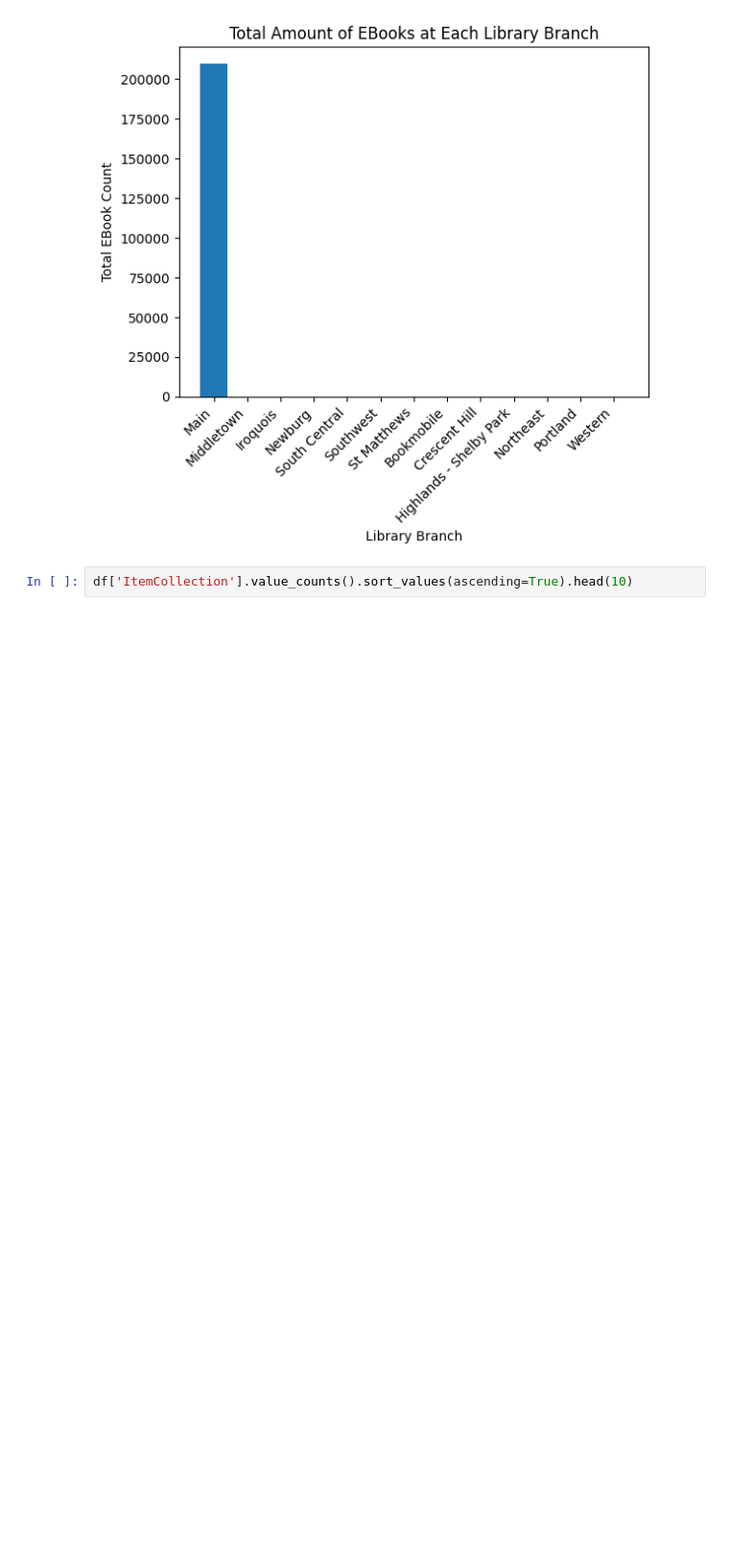
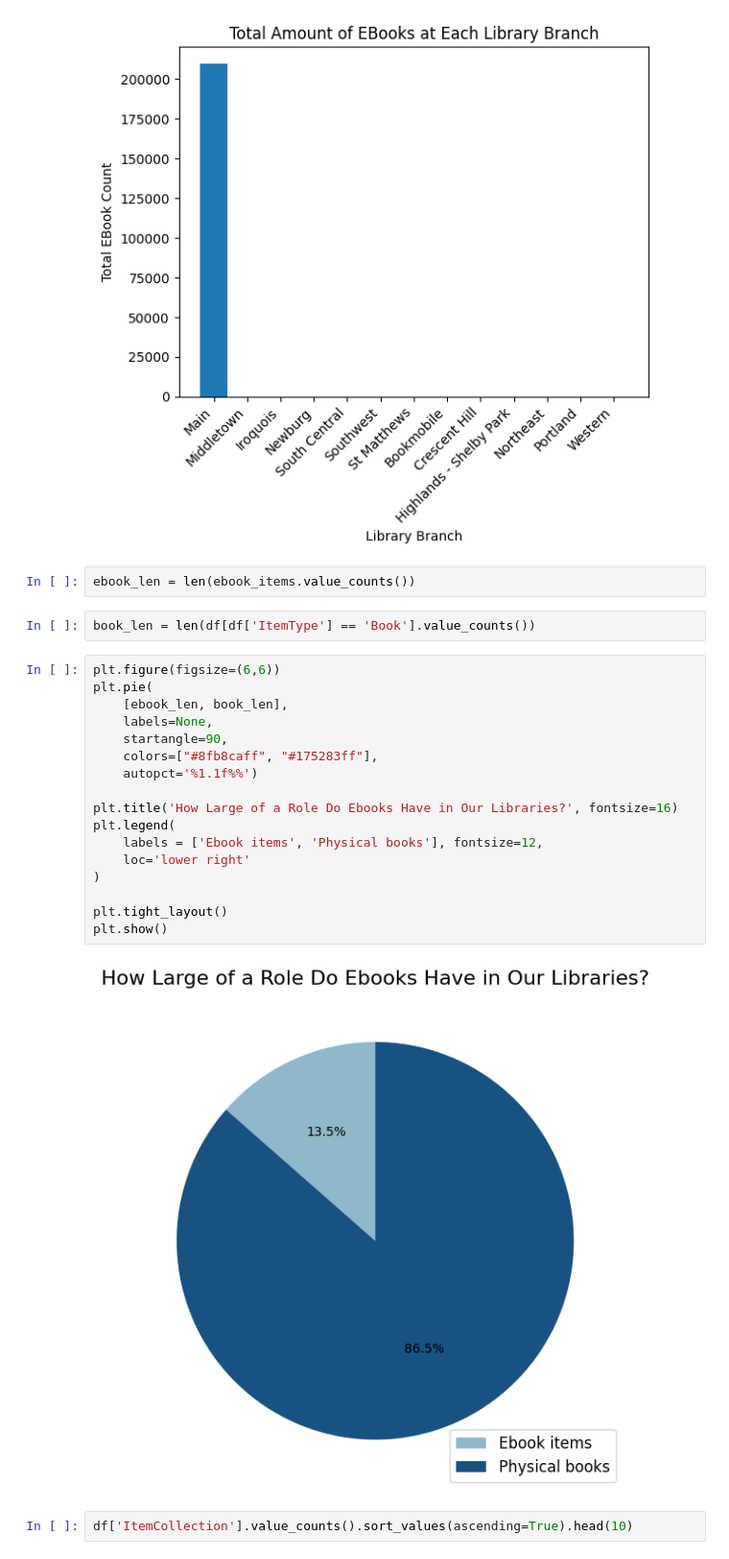
Before and after one commit to btl930/louisville_library_inventory_analysis, a Jupyter notebook: louisville_library_inventory_analysis.ipynb, the cells around one changed output. Shown at 96% size. Saved outputs shown, nothing was run; the diff lists cells and outputs as text; blank space fills up the shorter version.

Commit message:
pie chart

```diff
--- a/louisville_library_inventory_analysis.ipynb
+++ b/louisville_library_inventory_analysis.ipynb
@@ -388,6 +388,29 @@ plt.title('Total Amount of EBooks at Each Library Branch')
 plt.show()
 # %% [output]
 [figure]
+# %%
+ebook_len = len(ebook_items.value_counts())
+# %%
+book_len = len(df[df['ItemType'] == 'Book'].value_counts())
+# %%
+plt.figure(figsize=(6,6))
+plt.pie(
+    [ebook_len, book_len],
+    labels=None,
+    startangle=90,
+    colors=["#8fb8caff", "#175283ff"],
+    autopct='%1.1f%%')
+
+plt.title('How Large of a Role Do Ebooks Have in Our Libraries?', fontsize=16)
+plt.legend(
+    labels = ['Ebook items', 'Physical books'], fontsize=12,
+    loc='lower right'
+)
+
+plt.tight_layout()
+plt.show()
+# %% [output]
+[figure, added]
 # %%
 df['ItemCollection'].value_counts().sort_values(ascending=True).head(10)
 # %% [output]
```
Also changed, not shown: parts of 5 cells of this notebook.
